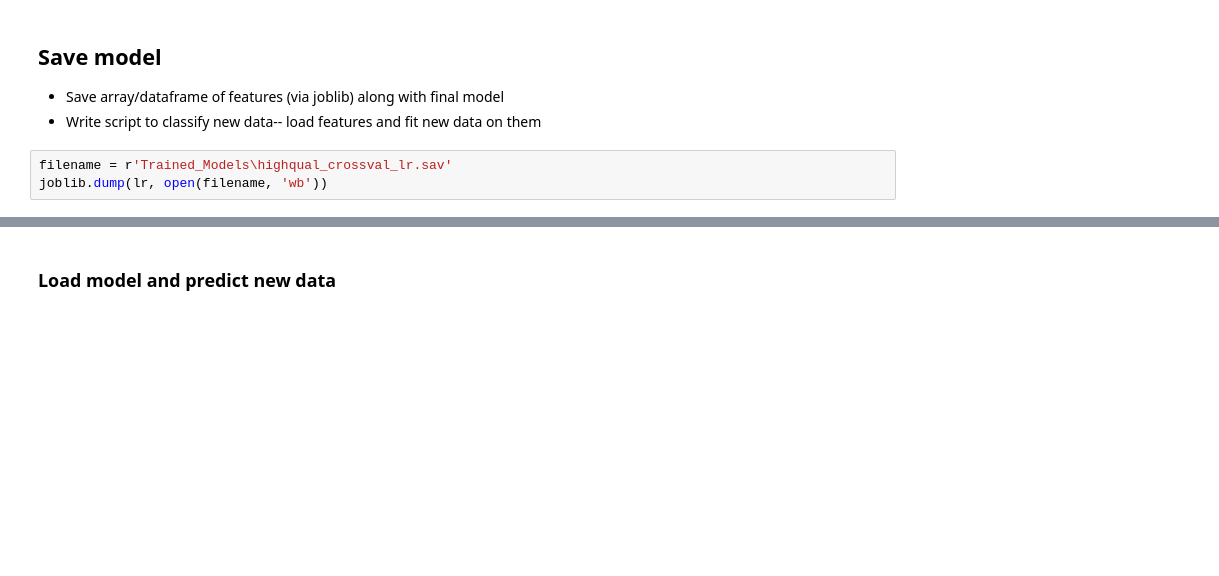
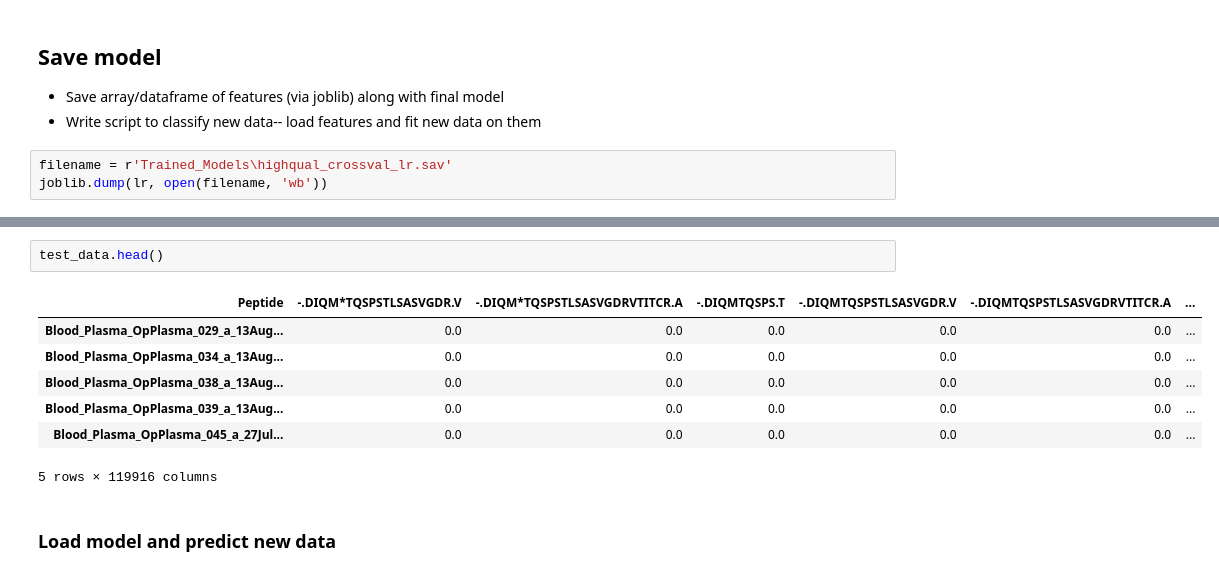
Before and after one commit to PNNL-Comp-Mass-Spec/Tissue_Classification, a Jupyter notebook: Classifiers/Human_Tissues.ipynb, the cells around one changed output, grey strips where cells are left out. Saved outputs shown, nothing was run; the diff lists cells and outputs as text; blank space fills up the shorter version.

```diff
--- a/Classifiers/Human_Tissues.ipynb
+++ b/Classifiers/Human_Tissues.ipynb
@@ -258,3 +285,13 @@ joblib.dump(lr, open(filename, 'wb'))
+# %%
+test_data.head()
+# %% [output]
+| Peptide | -.DIQM*TQSPSTLSASVGDR.V | -.DIQM*TQSPSTLSASVGDRVTITCR.A | -.DIQMTQSPS.T | -.DIQMTQSPSTLSASVGDR.V | -.DIQMTQSPSTLSASVGDRVTITCR.A | ... |
+| Blood_Plasma_OpPlasma_029_a_13Aug... | 0.0 | 0.0 | 0.0 | 0.0 | 0.0 | ... |
+| Blood_Plasma_OpPlasma_034_a_13Aug... | 0.0 | 0.0 | 0.0 | 0.0 | 0.0 | ... |
+| Blood_Plasma_OpPlasma_038_a_13Aug... | 0.0 | 0.0 | 0.0 | 0.0 | 0.0 | ... |
+| Blood_Plasma_OpPlasma_039_a_13Aug... | 0.0 | 0.0 | 0.0 | 0.0 | 0.0 | ... |
+| Blood_Plasma_OpPlasma_045_a_27Jul... | 0.0 | 0.0 | 0.0 | 0.0 | 0.0 | ... |
+5 rows × 119916 columns
 # %% [markdown]
 ### Load model and predict new data
 # %%
```
Also changed, not shown: parts of 15 cells of this notebook.
